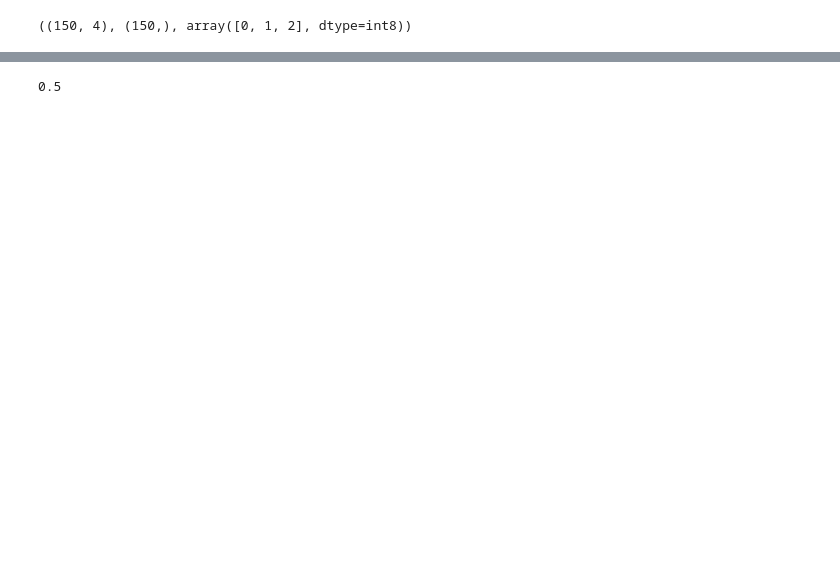
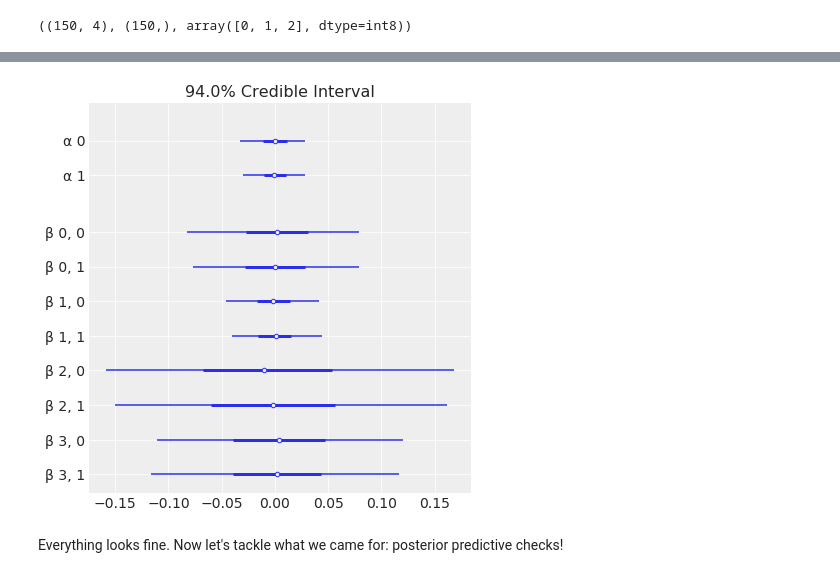
Before and after one commit to aloctavodia/BAP, a Jupyter notebook: extras/multinomial_ppcs.ipynb, the cells around one changed output, grey strips where cells are left out. Saved outputs shown, nothing was run; the diff lists cells and outputs as text; code cells hidden in the pictures; blank space fills up the shorter version.

```diff
--- a/extras/multinomial_ppcs.ipynb
+++ b/extras/multinomial_ppcs.ipynb
@@ -84,0 +94,7 @@ NUTS: [β, α]
+# %%
+fig, axes = az.plot_forest(trace_sf, var_names=["α", "β"], combined=True)
+axes[0].grid()
+# %% [output]
+[figure, added]
+# %% [markdown]
+Everything looks fine. Now let's tackle what we came for: posterior predictive checks!
@@ -108,6 +123,0 @@ predictor_seq = np.linspace([-3] * 4, [4] * 4)
-# %%
-import scipy
-
-scipy.special.expit(0)
-# %% [output]
-0.5
```
Also changed, not shown: parts of 13 cells of this notebook.
